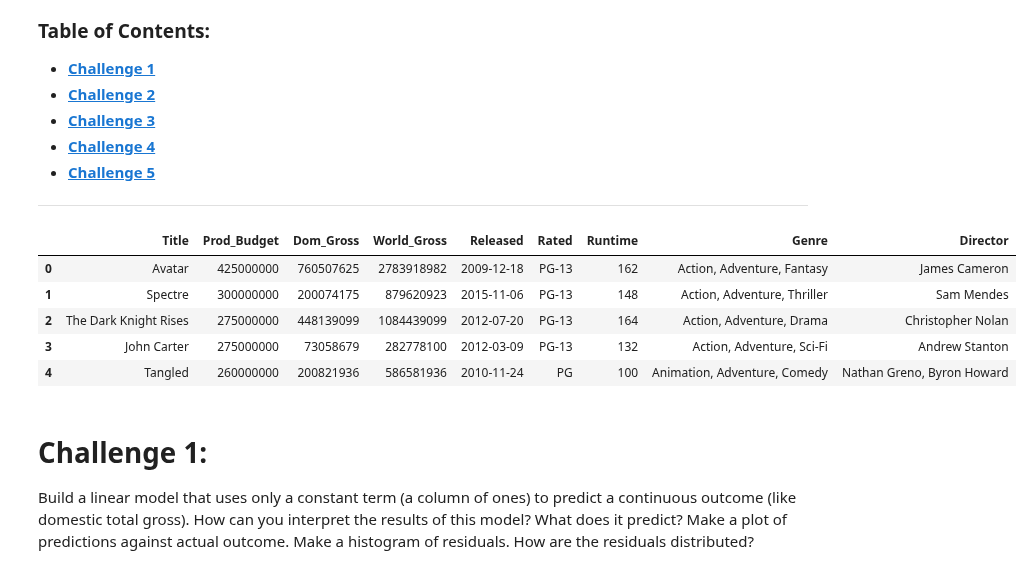
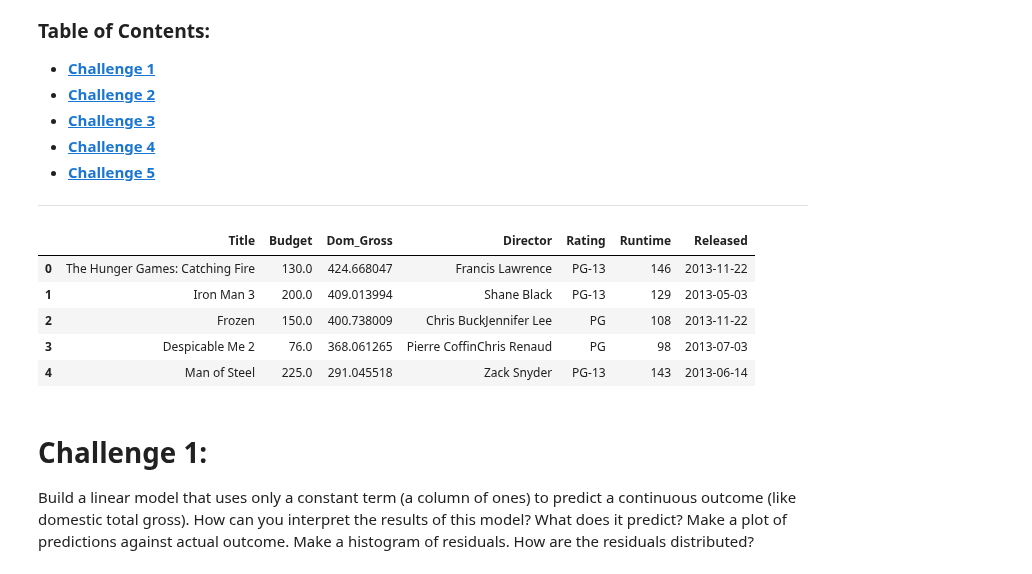
Before and after one commit to robinsones/dsp, a Jupyter notebook: challenges/submissions/03-linear_splitting/bryant/03-linear_splitting.ipynb, the cells around one changed output. Saved outputs shown, nothing was run; the diff lists cells and outputs as text; code cells hidden in the pictures.

```diff
--- a/challenges/submissions/03-linear_splitting/bryant/03-linear_splitting.ipynb
+++ b/challenges/submissions/03-linear_splitting/bryant/03-linear_splitting.ipynb
@@ -27,27 +29,24 @@ sns.set_context("poster", font_scale=1.25, rc={"lines.linewidth": 2.5})
 # %%
 data_file = 'data.csv'
 
 # read in data and select columns of interest
-df = pd.read_csv(data_file, encoding='utf-8')
-df['Released'] = pd.to_datetime(df['Released'])
-df['Prod_Budget'] = pd.to_numeric(df['Prod_Budget'])
-df['Dom_Gross'] = pd.to_numeric(df['Dom_Gross'])
-df['World_Gross'] = pd.to_numeric(df['World_Gross'])
+df = pd.read_csv('../../../challenges_data/2013_movies.csv', encoding='utf-8')
+df['ReleaseDate'] = pd.to_datetime(df['ReleaseDate'])
+df['Budget'] = pd.to_numeric(df['Budget'])/1000000
+df['DomesticTotalGross'] = pd.to_numeric(df['DomesticTotalGross'])/1000000
 
-assert df['Released'].dtype == 'datetime64[ns]'
-assert df['Prod_Budget'].dtype == 'int64'
-assert df['Dom_Gross'].dtype == 'int64'
-assert df['World_Gross'].dtype == 'int64'
+# drop NaNs
+df = df.dropna(axis=0, how='any')
 
-df = df[['Title', 'Prod_Budget', 'Dom_Gross', 'World_Gross', 'Released', 'Rated', 'Runtime', 'Genre', 'Director']]
+df = df.rename(columns = {'ReleaseDate':'Released', 'DomesticTotalGross':'Dom_Gross'})
 df.head()
 # %% [output]
-|  | Title | Prod_Budget | Dom_Gross | World_Gross | Released | Rated | Runtime | Genre | Director |
-| 0 | Avatar | 425000000 | 760507625 | 2783918982 | 2009-12-18 | PG-13 | 162 | Action, Adventure, Fantasy | James Cameron |
-| 1 | Spectre | 300000000 | 200074175 | 879620923 | 2015-11-06 | PG-13 | 148 | Action, Adventure, Thriller | Sam Mendes |
-| 2 | The Dark Knight Rises | 275000000 | 448139099 | 1084439099 | 2012-07-20 | PG-13 | 164 | Action, Adventure, Drama | Christopher Nolan |
-| 3 | John Carter | 275000000 | 73058679 | 282778100 | 2012-03-09 | PG-13 | 132 | Action, Adventure, Sci-Fi | Andrew Stanton |
-| 4 | Tangled | 260000000 | 200821936 | 586581936 | 2010-11-24 | PG | 100 | Animation, Adventure, Comedy | Nathan Greno, Byron Howard |
+|  | Title | Budget | Dom_Gross | Director | Rating | Runtime | Released |
+| 0 | The Hunger Games: Catching Fire | 130.0 | 424.668047 | Francis Lawrence | PG-13 | 146 | 2013-11-22 |
+| 1 | Iron Man 3 | 200.0 | 409.013994 | Shane Black | PG-13 | 129 | 2013-05-03 |
+| 2 | Frozen | 150.0 | 400.738009 | Chris BuckJennifer Lee | PG | 108 | 2013-11-22 |
+| 3 | Despicable Me 2 | 76.0 | 368.061265 | Pierre CoffinChris Renaud | PG | 98 | 2013-07-03 |
+| 4 | Man of Steel | 225.0 | 291.045518 | Zack Snyder | PG-13 | 143 | 2013-06-14 |
 # %% [markdown]
 # <a id='1'></a>Challenge 1:
 Build a linear model that uses only a constant term (a column of ones) to predict a continuous outcome (like domestic total gross). How can you interpret the results of this model? What does it predict? Make a plot of predictions against actual outcome. Make a histogram of residuals. How are the residuals distributed?
```
Also changed, not shown: parts of 19 cells of this notebook.
